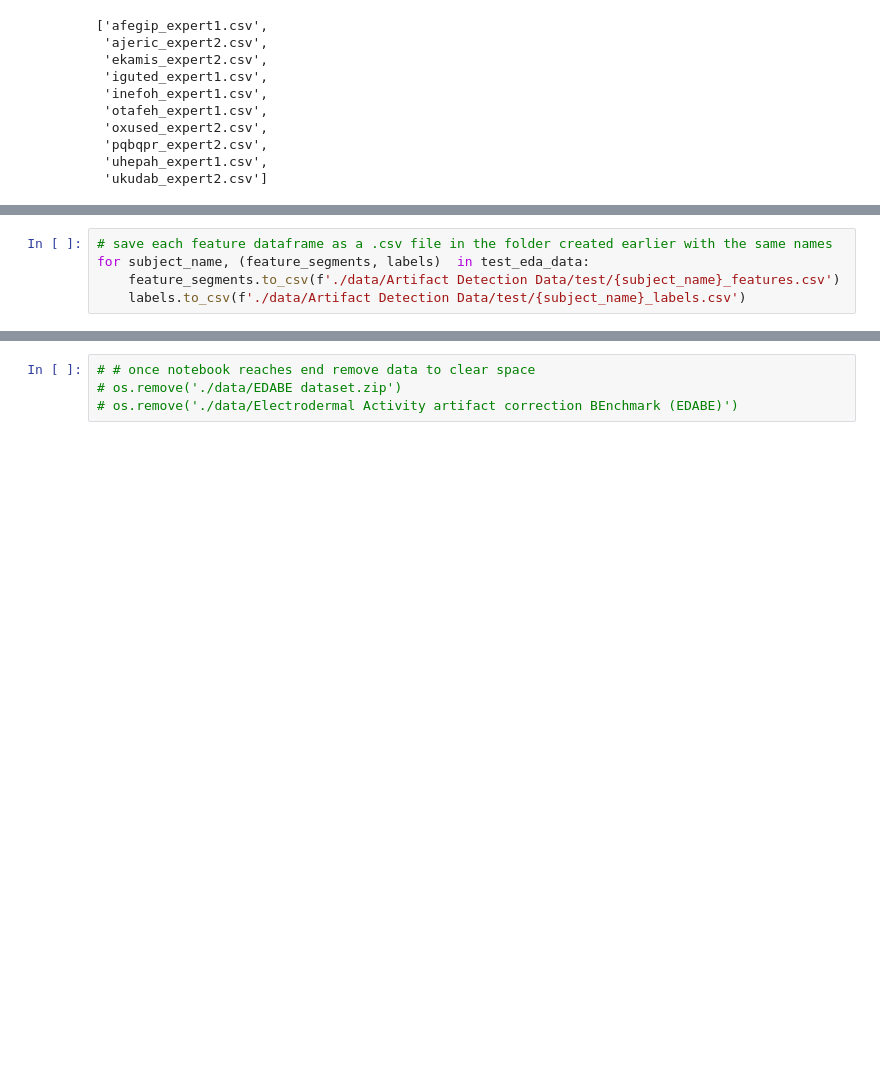
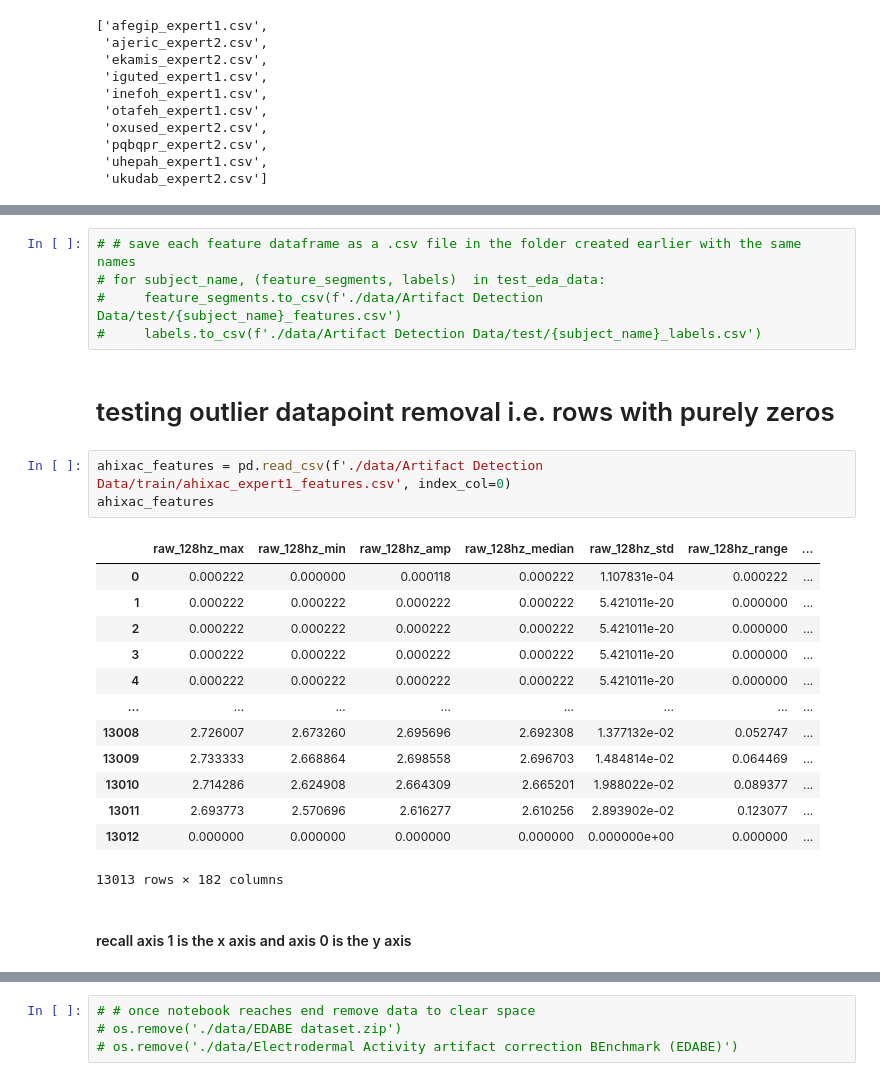
Before and after one commit to 08Aristodemus24/thesis-writing-1, a Jupyter notebook: server-side/modelling/feature_engineering.ipynb, the cells around one changed output, grey strips where cells are left out. Cells and saved outputs as stored; diff of their text form; blank space fills up the shorter version.

```diff
--- a/server-side/modelling/feature_engineering.ipynb
+++ b/server-side/modelling/feature_engineering.ipynb
@@ -291,5 +200,26 @@ processing hour 0 - start: 0 | end: 460800
 # %%
-# save each feature dataframe as a .csv file in the folder created earlier with the same names
-for subject_name, (feature_segments, labels)  in test_eda_data:
-    feature_segments.to_csv(f'./data/Artifact Detection Data/test/{subject_name}_features.csv')
-    labels.to_csv(f'./data/Artifact Detection Data/test/{subject_name}_labels.csv')
+# # save each feature dataframe as a .csv file in the folder created earlier with the same names
+# for subject_name, (feature_segments, labels)  in test_eda_data:
+#     feature_segments.to_csv(f'./data/Artifact Detection Data/test/{subject_name}_features.csv')
+#     labels.to_csv(f'./data/Artifact Detection Data/test/{subject_name}_labels.csv')
+# %% [markdown]
+# testing outlier datapoint removal i.e. rows with purely zeros
+# %%
+ahixac_features = pd.read_csv(f'./data/Artifact Detection Data/train/ahixac_expert1_features.csv', index_col=0)
+ahixac_features
+# %% [output]
+|  | raw_128hz_max | raw_128hz_min | raw_128hz_amp | raw_128hz_median | raw_128hz_std | raw_128hz_range | ... |
+| 0 | 0.000222 | 0.000000 | 0.000118 | 0.000222 | 1.107831e-04 | 0.000222 | ... |
+| 1 | 0.000222 | 0.000222 | 0.000222 | 0.000222 | 5.421011e-20 | 0.000000 | ... |
+| 2 | 0.000222 | 0.000222 | 0.000222 | 0.000222 | 5.421011e-20 | 0.000000 | ... |
+| 3 | 0.000222 | 0.000222 | 0.000222 | 0.000222 | 5.421011e-20 | 0.000000 | ... |
+| 4 | 0.000222 | 0.000222 | 0.000222 | 0.000222 | 5.421011e-20 | 0.000000 | ... |
+| ... | ... | ... | ... | ... | ... | ... | ... |
+| 13008 | 2.726007 | 2.673260 | 2.695696 | 2.692308 | 1.377132e-02 | 0.052747 | ... |
+| 13009 | 2.733333 | 2.668864 | 2.698558 | 2.696703 | 1.484814e-02 | 0.064469 | ... |
+| 13010 | 2.714286 | 2.624908 | 2.664309 | 2.665201 | 1.988022e-02 | 0.089377 | ... |
+| 13011 | 2.693773 | 2.570696 | 2.616277 | 2.610256 | 2.893902e-02 | 0.123077 | ... |
+| 13012 | 0.000000 | 0.000000 | 0.000000 | 0.000000 | 0.000000e+00 | 0.000000 | ... |
+13013 rows × 182 columns
+# %% [markdown]
+#### recall axis 1 is the x axis and axis 0 is the y axis
```
Also changed, not shown: parts of 10 cells of this notebook.
